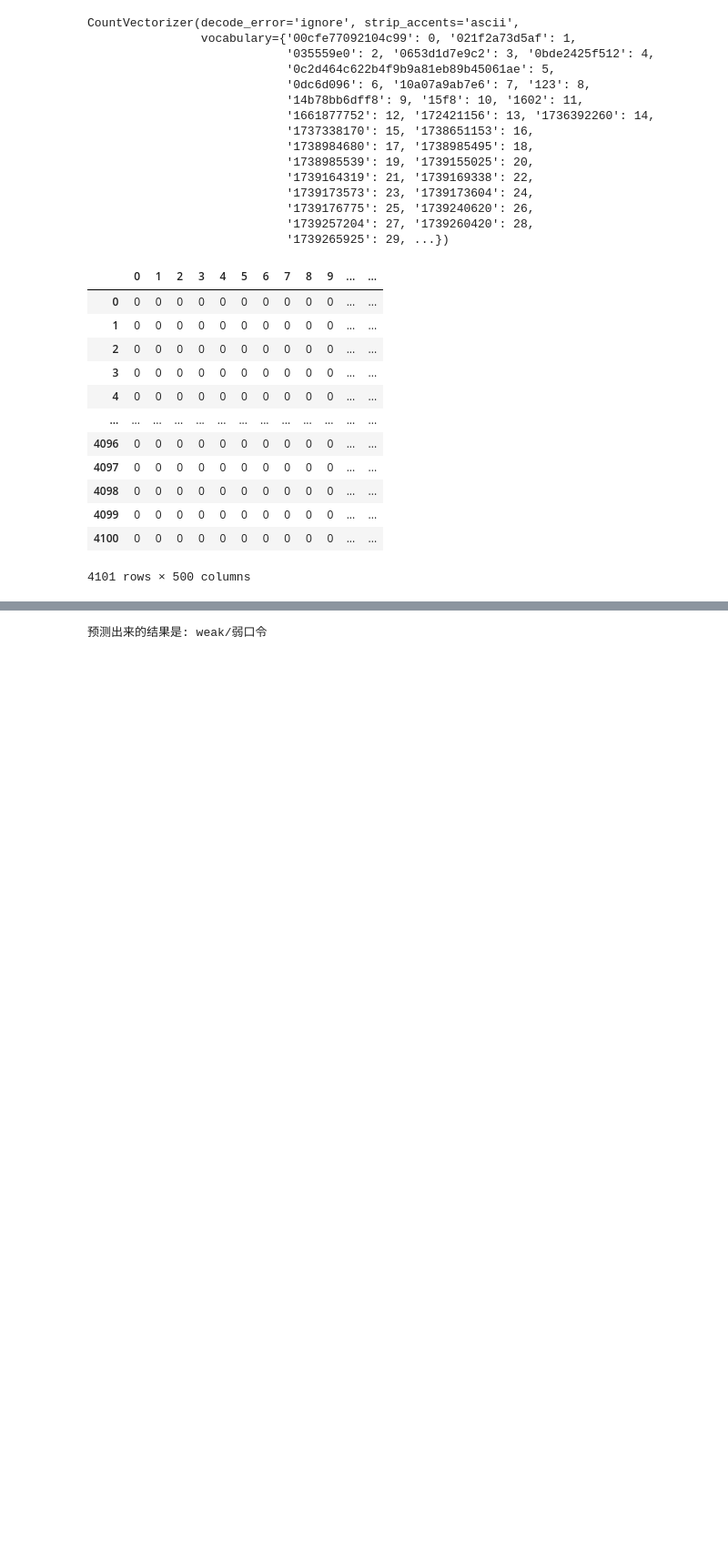
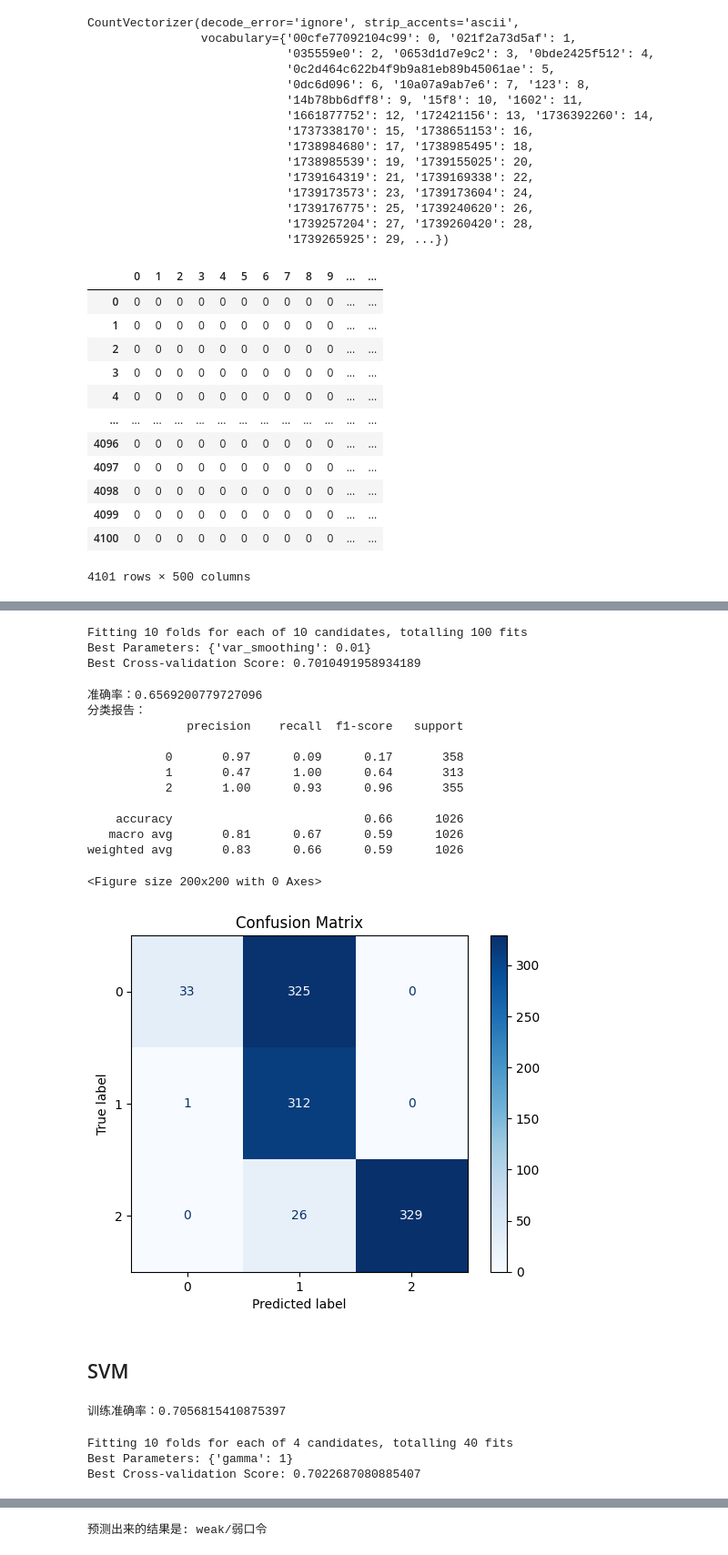
Before and after one commit to fossabot/Sensitive-leakage-detection, a Jupyter notebook: model/tranModel.ipynb, the cells around one changed output, grey strips where cells are left out. Shown at 91% size. Saved outputs shown, nothing was run; the diff lists cells and outputs as text; code cells hidden in the pictures; blank space fills up the shorter version.

```diff
--- a/model/tranModel.ipynb
+++ b/model/tranModel.ipynb
@@ -170,0 +225,67 @@ weighted avg       0.83      0.65      0.58      1026
+# %%
+from sklearn.model_selection import train_test_split, GridSearchCV
+
+param_grid = {
+    'var_smoothing': np.logspace(0, -9, num=10)
+}
+
+# 使用 GridSearchCV 进行网格搜索
+grid_search = GridSearchCV(nb, param_grid, refit=True, verbose=1, cv=10)
+grid_search.fit(x_train, y_train)
+
+print("Best Parameters:", grid_search.best_params_)
+print("Best Cross-validation Score:", grid_search.best_score_)
+
+# 使用最佳参数训练模型
+model = grid_search.best_estimator_
+# %% [output]
+Fitting 10 folds for each of 10 candidates, totalling 100 fits
+Best Parameters: {'var_smoothing': 0.01}
+Best Cross-validation Score: 0.7010491958934189
+# %%
+test_model(model, x_test, y_test)
+# %% [output]
+准确率：0.6569200779727096
+分类报告：
+              precision    recall  f1-score   support
+
+           0       0.97      0.09      0.17       358
+           1       0.47      1.00      0.64       313
+           2       1.00      0.93      0.96       355
+
+    accuracy                           0.66      1026
+   macro avg       0.81      0.67      0.59      1026
+weighted avg       0.83      0.66      0.59      1026
+<Figure size 200x200 with 0 Axes>
+[figure, added]
+# %% [markdown]
+## SVM
+# %%
+from sklearn import svm
+
+sv = svm.SVC()
+model = train_model(sv, x_train, y_train)
+# %% [output]
+训练准确率：0.7056815410875397
+# %%
+
+from sklearn.model_selection import GridSearchCV
+
+# 定义参数网格
+param_grid = {
+    'gamma': [1, 0.1, 0.01, 0.001]
+}
+
+sv = svm.SVC()
+
+grid_search = GridSearchCV(sv, param_grid, refit=True, verbose=1, cv=10)
+grid_search.fit(x_train, y_train)
+
+print("Best Parameters:", grid_search.best_params_)
+print("Best Cross-validation Score:", grid_search.best_score_)
+# 使用最佳参数重新训练模型
+best_model = grid_search.best_estimator_
+# %% [output]
+Fitting 10 folds for each of 4 candidates, totalling 40 fits
+Best Parameters: {'gamma': 1}
+Best Cross-validation Score: 0.7022687080885407
```
Also changed, not shown: parts of 29 cells of this notebook, 6 other files.
